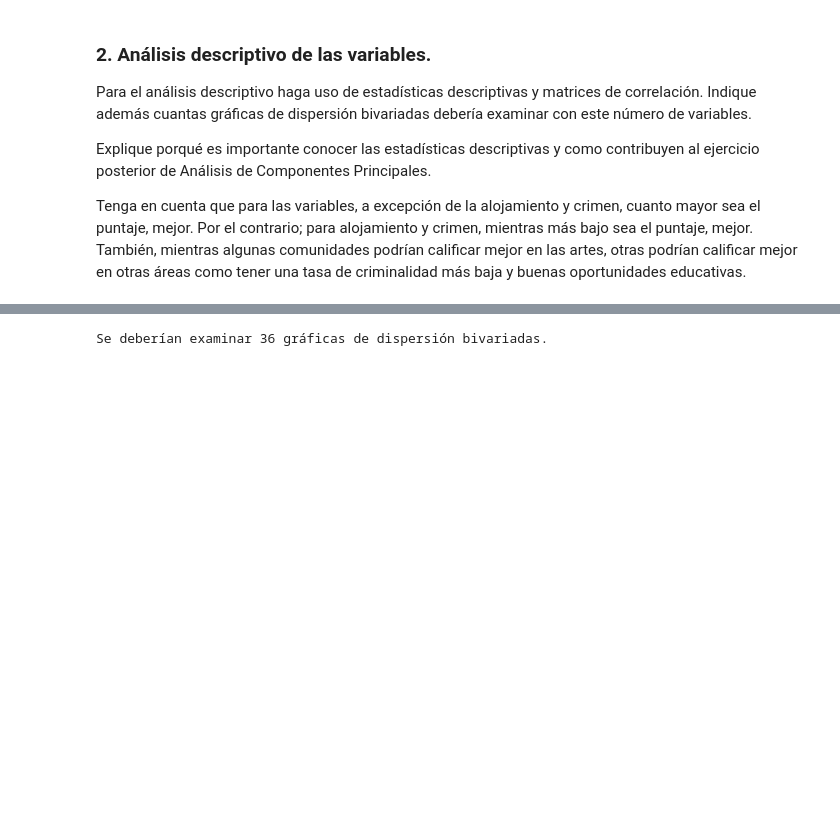
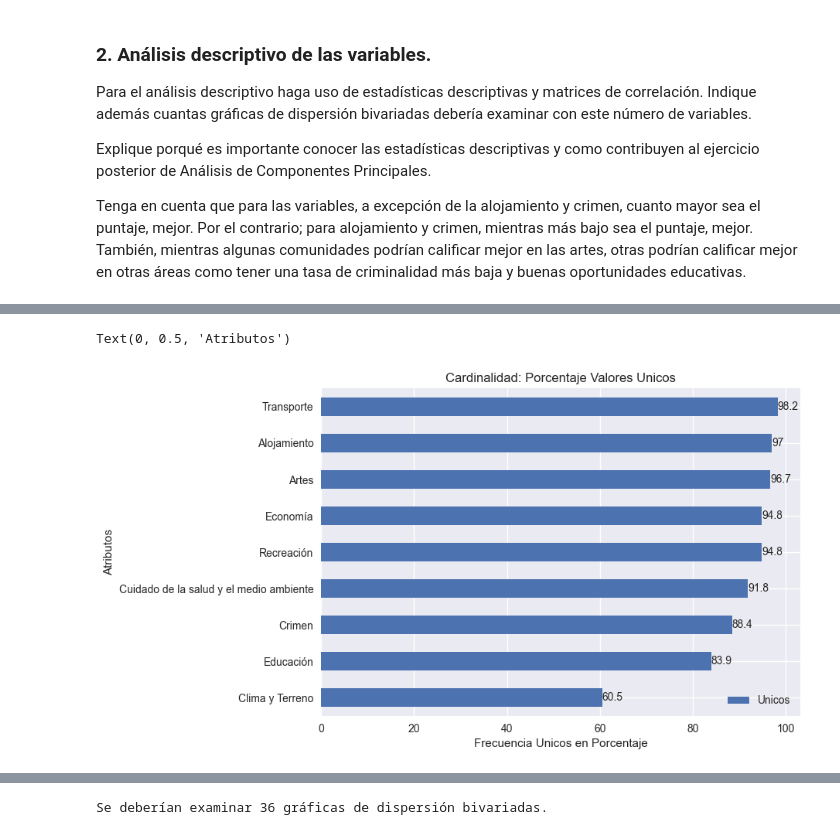
Before and after one commit to DanielEMontero/MIAD_ANS_202514, a Jupyter notebook: Semana 1/S1_LC_Taller_PCA.ipynb, the cells around one changed output, grey strips where cells are left out. Cells and saved outputs as stored; diff of their text form; code cells hidden in the pictures; blank space fills up the shorter version.

```diff
--- a/Semana 1/S1_LC_Taller_PCA.ipynb
+++ b/Semana 1/S1_LC_Taller_PCA.ipynb
@@ -146,0 +223,30 @@ descriptive_stats.T
+# %%
+variables_numericas: List[str] = \
+    df.select_dtypes(['int64', 'float64']).columns.tolist()
+
+df_stage: PandasDF = df.copy()
+numero_observaciones: int = df_stage.shape[0]
+
+# no se incluye el salario variables_numericas[:-1]
+unicos: List = [
+    round(len(df_stage[variable].unique())*100 / numero_observaciones,1)
+    for variable in variables_numericas
+]
+df_plot: PandasDF = (
+    pd.DataFrame({
+            'VarNum':variables_numericas,
+            'Unicos':unicos
+        })
+        .sort_values(by='Unicos')
+)
+ax = df_plot.plot.barh(y='Unicos', x='VarNum')
+
+for container in ax.containers:
+    ax.bar_label(container)
+
+ax.set_title('Cardinalidad: Porcentaje Valores Unicos')
+ax.set_xlabel('Frecuencia Unicos en Porcentaje')
+ax.set_ylabel('Atributos')
+# %% [output]
+Text(0, 0.5, 'Atributos')
+[figure, added]
```
Also changed, not shown: parts of 20 cells of this notebook.
